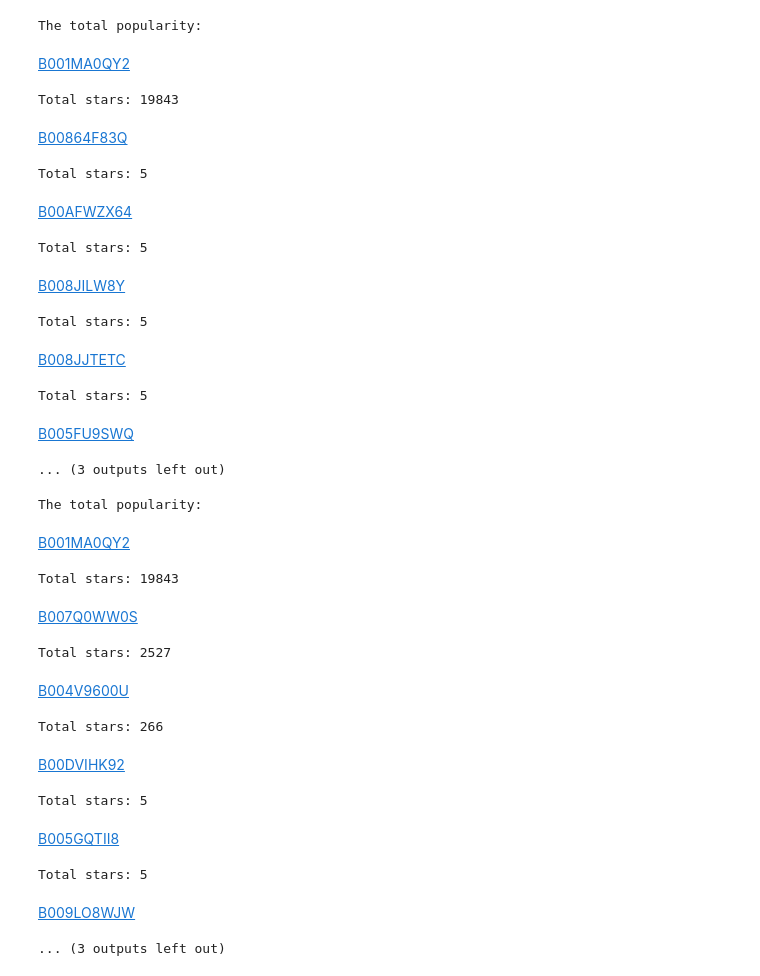
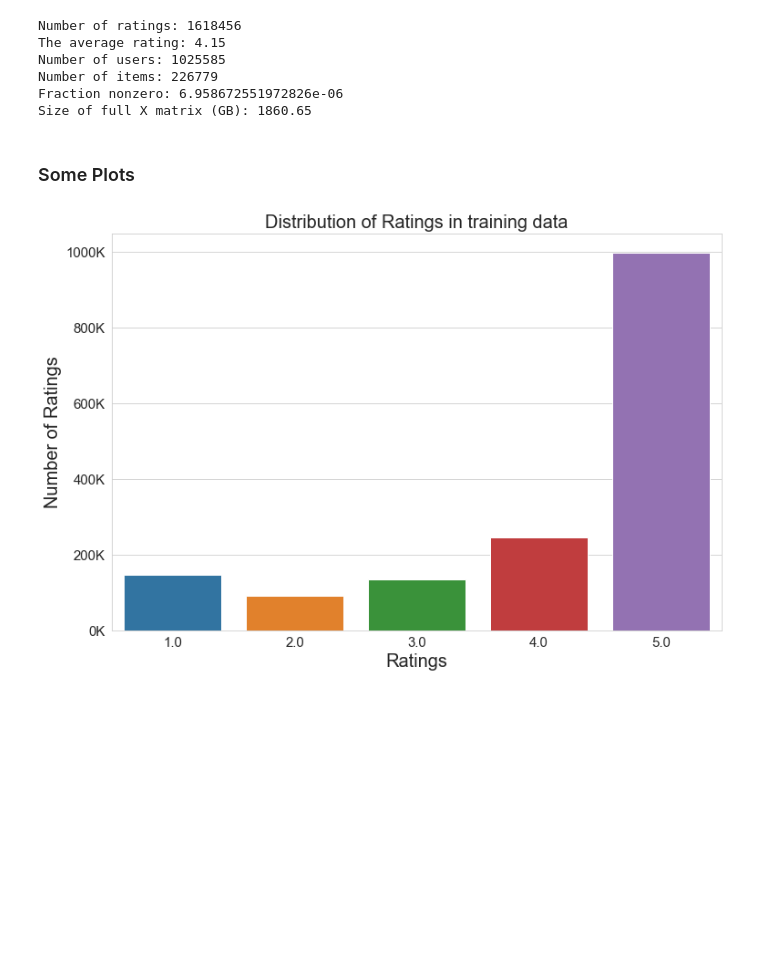
Before and after one commit to marvinmin/amazon_beauty_recommendation, a Jupyter notebook: doc/eda.ipynb, the cells around one changed output. Cells and saved outputs as stored; diff of their text form; code cells hidden in the pictures; blank space fills up the shorter version.

```diff
--- a/doc/eda.ipynb
+++ b/doc/eda.ipynb
@@ -37,2 +127,0 @@ We need to transfer the `Timestamp` to more readable format.
-# %%
-df_train['Timestamp'] = df_train['Timestamp'].apply(datetime.fromtimestamp)
@@ -155,34 +128,34 @@ B0070Z8JDS
-# %%
-# Use Euclidean distance
-cal_total_popularity(X, neighbors_ind, item_inverse_mapper)
-# %% [output]
-The total popularity:
-B001MA0QY2
-Total stars: 19843
-B00864F83Q
-Total stars: 5
-B00AFWZX64
-Total stars: 5
-B008JILW8Y
-Total stars: 5
-B008JJTETC
-Total stars: 5
-B005FU9SWQ
-... (3 outputs left out)
-# %%
-# Use Cosine similarity
-cal_total_popularity(X, neighbors_cos_ind, item_inverse_mapper)
-# %% [output]
-The total popularity:
-B001MA0QY2
-Total stars: 19843
-B007Q0WW0S
-Total stars: 2527
-B004V9600U
-Total stars: 266
-B00DVIHK92
-Total stars: 5
-B005GQTII8
-Total stars: 5
-B009LO8WJW
-... (3 outputs left out)
+# %%
+num_users_train = len(set(df_train['UserId']))
+num_products_train = len(set(df_train['ProductId']))
+print("Number of ratings:", len(df_train))
+print("The average rating:", round(np.mean(df_train["Rating"]),2))
+print("Number of users:", num_users_train)
+print("Number of items:", num_products_train)
+print("Fraction nonzero:", len(df_train)/(num_users_train*num_products_train))
+print("Size of full X matrix (GB):", round((num_users_train*num_products_train)*8/1e9, 2))
+# %% [output]
+Number of ratings: 1618456
+The average rating: 4.15
+Number of users: 1025585
+Number of items: 226779
+Fraction nonzero: 6.958672551972826e-06
+Size of full X matrix (GB): 1860.65
+# %% [markdown]
+### Some Plots
+# %%
+def changingLabels(number):
+    return str(int(number/10**3)) + "K"
+
+plt.figure(figsize = (12, 8))
+ax = sns.countplot(x="Rating", data=df_train)
+
+ax.set_yticklabels([changingLabels(num) for num in ax.get_yticks()])
+
+plt.tick_params(labelsize = 15)
+plt.title("Distribution of Ratings in training data", fontsize = 20)
+plt.xlabel("Ratings", fontsize = 20)
+plt.ylabel("Number of Ratings", fontsize = 20)
+plt.show()
+# %% [output]
+[figure, added]
```
Also changed, not shown: parts of 58 cells of this notebook, 7 other files.
